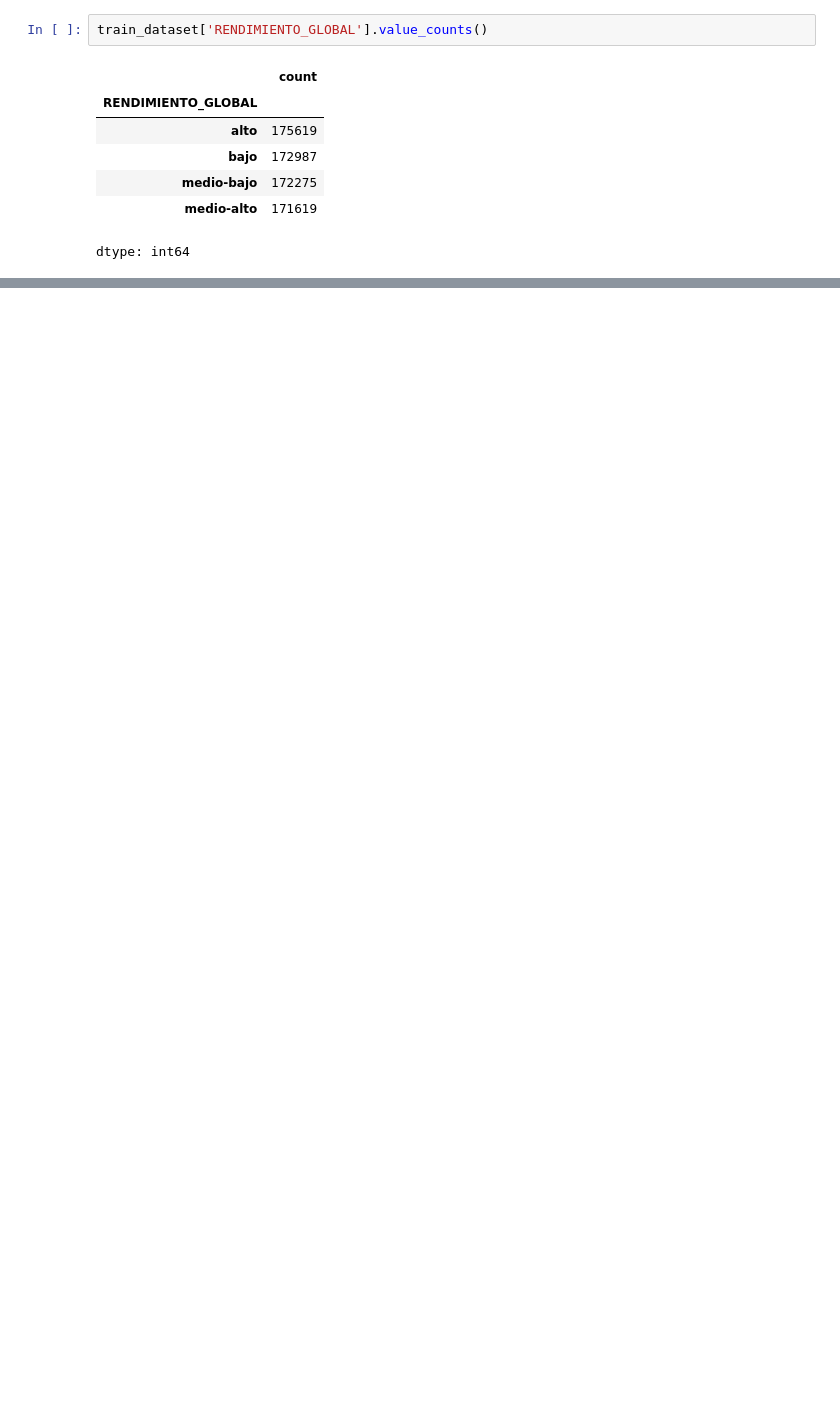
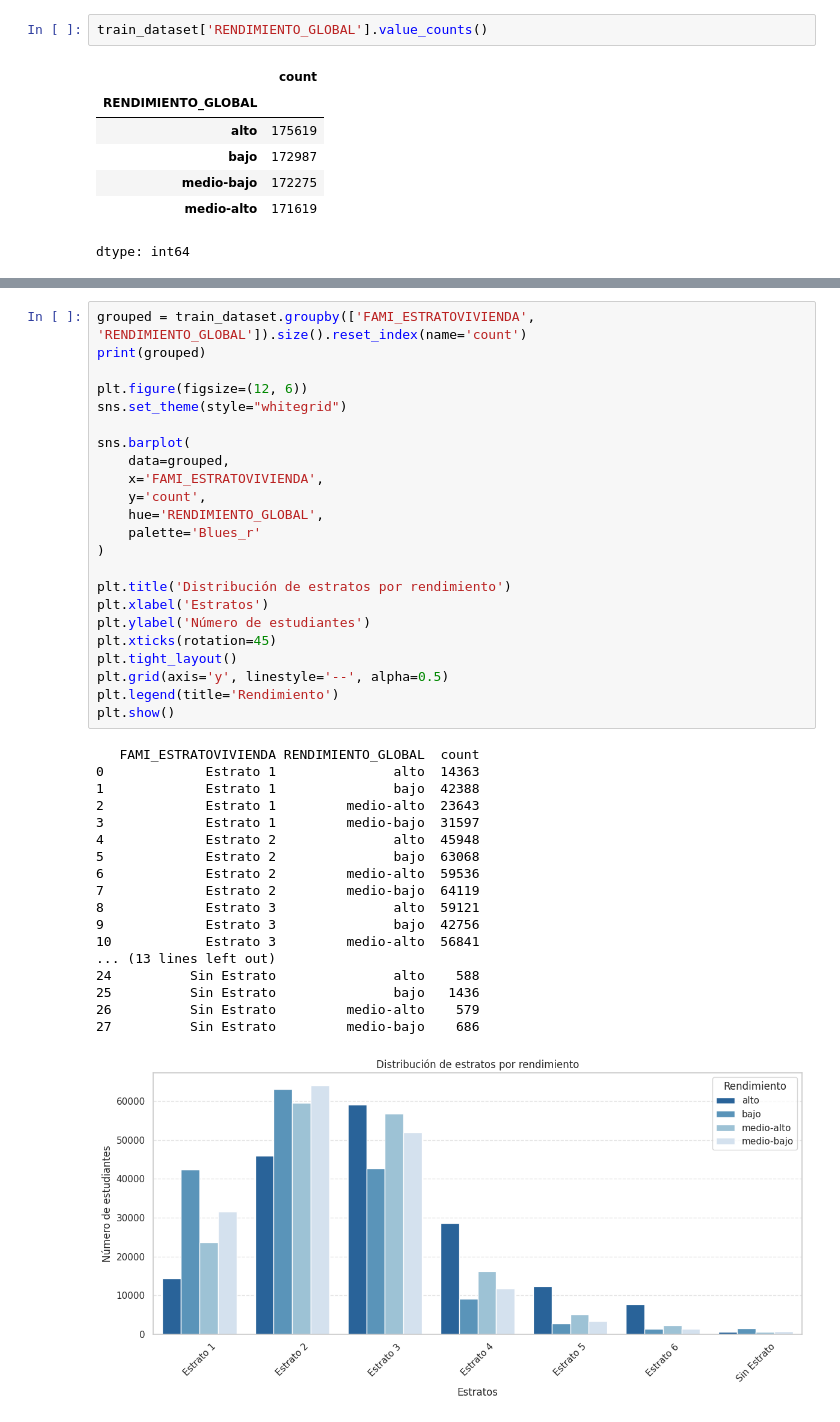
Before and after one commit to carolina-restrepot/IA_UdeA, a Jupyter notebook: 01-exploración.ipynb, the cells around one changed output, grey strips where cells are left out. Cells and saved outputs as stored; diff of their text form; blank space fills up the shorter version.

```diff
--- a/01-exploración.ipynb
+++ b/01-exploración.ipynb
@@ -132,0 +154,42 @@ plt.show()
+# %%
+grouped = train_dataset.groupby(['FAMI_ESTRATOVIVIENDA', 'RENDIMIENTO_GLOBAL']).size().reset_index(name='count')
+print(grouped)
+
+plt.figure(figsize=(12, 6))
+sns.set_theme(style="whitegrid")
+
+sns.barplot(
+    data=grouped,
+    x='FAMI_ESTRATOVIVIENDA',
+    y='count',
+    hue='RENDIMIENTO_GLOBAL',
+    palette='Blues_r'
+)
+
+plt.title('Distribución de estratos por rendimiento')
+plt.xlabel('Estratos')
+plt.ylabel('Número de estudiantes')
+plt.xticks(rotation=45)
+plt.tight_layout()
+plt.grid(axis='y', linestyle='--', alpha=0.5)
+plt.legend(title='Rendimiento')
+plt.show()
+# %% [output]
+   FAMI_ESTRATOVIVIENDA RENDIMIENTO_GLOBAL  count
+0             Estrato 1               alto  14363
+1             Estrato 1               bajo  42388
+2             Estrato 1         medio-alto  23643
+3             Estrato 1         medio-bajo  31597
+4             Estrato 2               alto  45948
+5             Estrato 2               bajo  63068
+6             Estrato 2         medio-alto  59536
+7             Estrato 2         medio-bajo  64119
+8             Estrato 3               alto  59121
+9             Estrato 3               bajo  42756
+10            Estrato 3         medio-alto  56841
+... (13 lines left out)
+24          Sin Estrato               alto    588
+25          Sin Estrato               bajo   1436
+26          Sin Estrato         medio-alto    579
+27          Sin Estrato         medio-bajo    686
+[figure, added]
```
Also changed, not shown: parts of 13 cells of this notebook.
